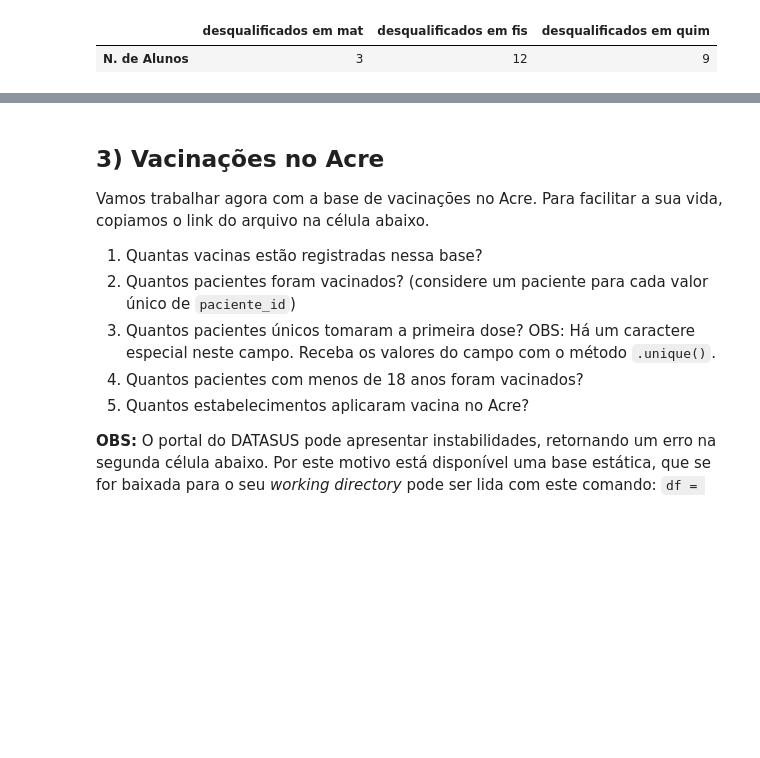
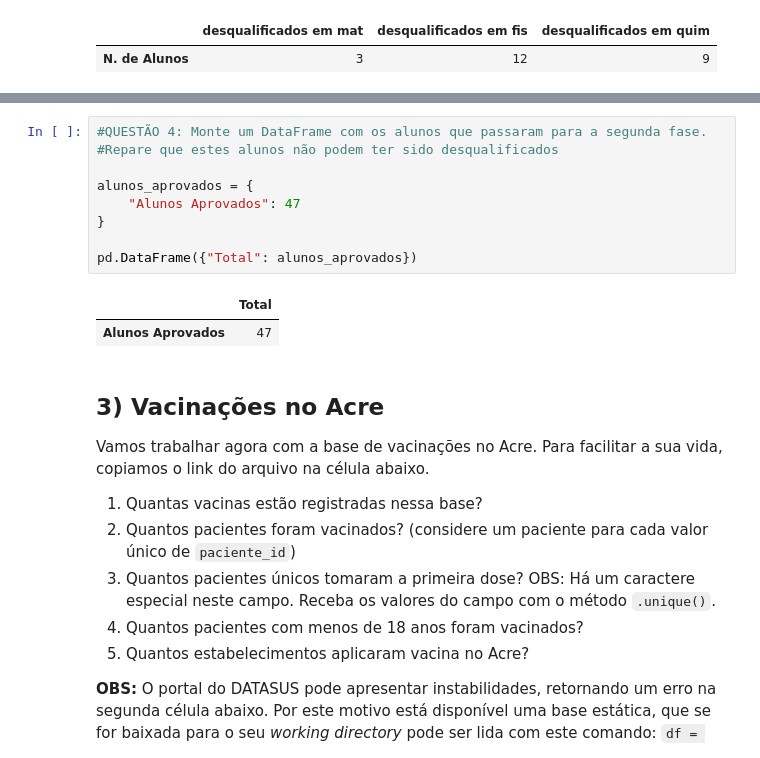
Before and after one commit to victortintel/ex_2_introducao_ao_pandas_modulo_4, a Jupyter notebook: ex2_victor_tintel_mod_4_atualizado .ipynb, the cells around one changed output, grey strips where cells are left out. Cells and saved outputs as stored; diff of their text form; blank space fills up the shorter version.

```diff
--- a/ex2_victor_tintel_mod_4_atualizado .ipynb
+++ b/ex2_victor_tintel_mod_4_atualizado .ipynb
@@ -228,3 +198,15 @@ resultado_qui
+# %%
+#QUESTÃO 4: Monte um DataFrame com os alunos que passaram para a segunda fase.
+#Repare que estes alunos não podem ter sido desqualificados
+
+alunos_aprovados = {
+    "Alunos Aprovados": 47
+}
+
+pd.DataFrame({"Total": alunos_aprovados})
+# %% [output]
+|  | Total |
+| Alunos Aprovados | 47 |
 # %% [markdown]
 ## 3) Vacinações no Acre
 Vamos trabalhar agora com a base de vacinações no Acre. Para facilitar a sua vida, copiamos o link do arquivo na célula abaixo.
```
Also changed, not shown: parts of 29 cells of this notebook.
